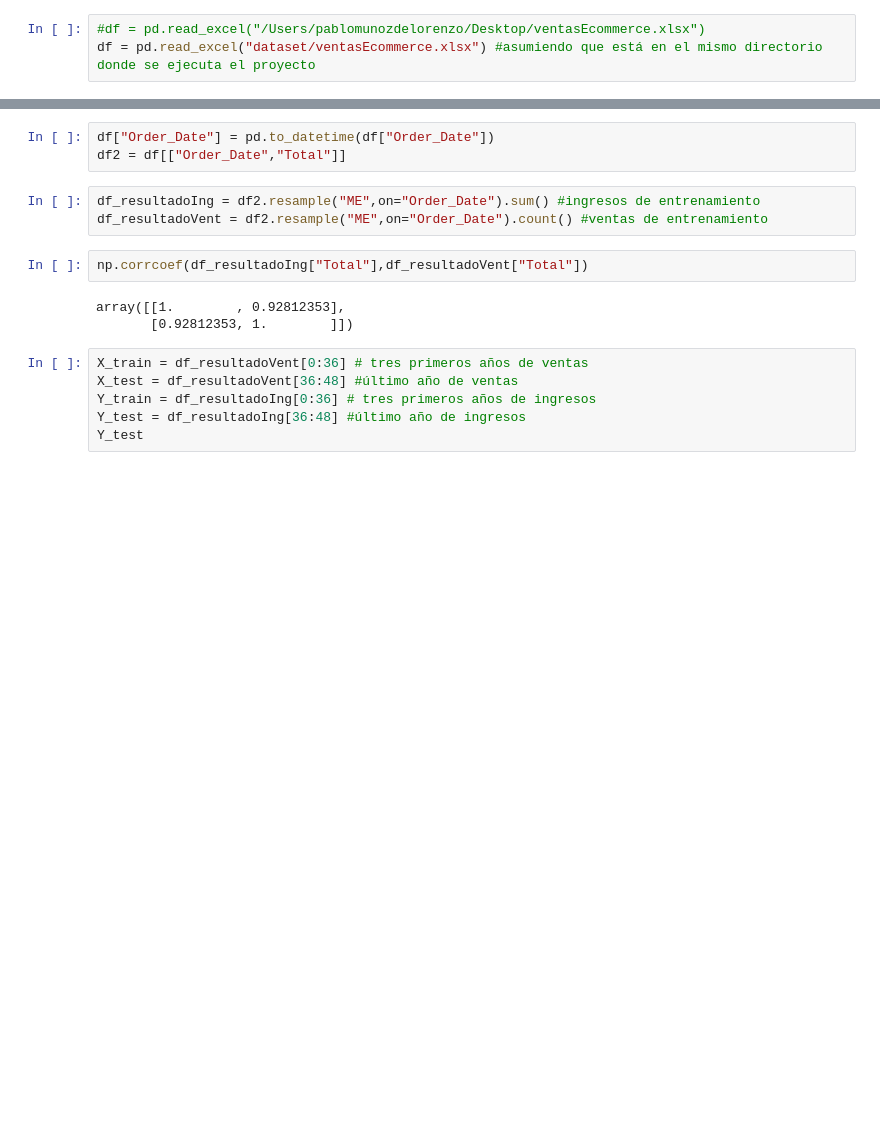
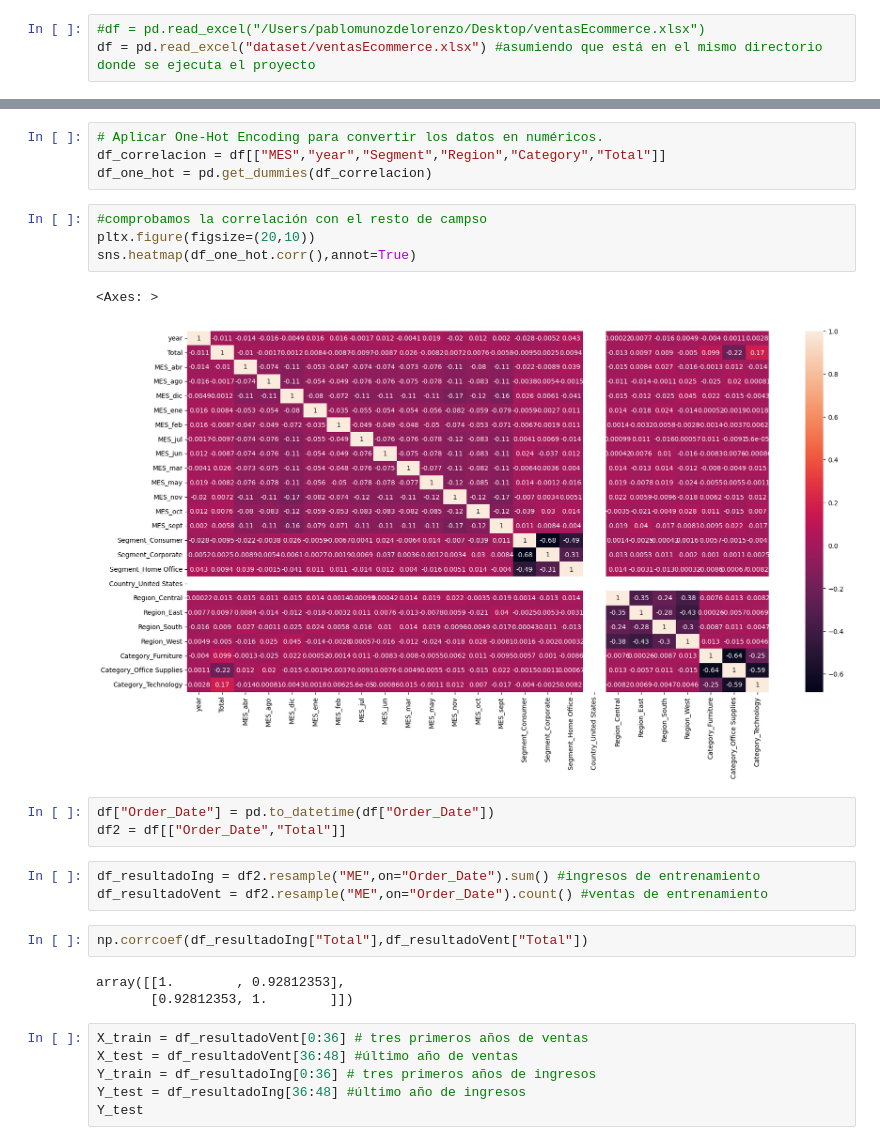
Before and after one commit to pmunozdl/TFG, a Jupyter notebook: nuevaVersión.ipynb, the cells around one changed output, grey strips where cells are left out. Cells and saved outputs as stored; diff of their text form; blank space fills up the shorter version.

```diff
--- a/nuevaVersión.ipynb
+++ b/nuevaVersión.ipynb
@@ -27,3 +36,14 @@ df = pd.read_excel("dataset/ventasEcommerce.xlsx") #asumiendo que está en el mi
+# %%
+# Aplicar One-Hot Encoding para convertir los datos en numéricos.
+df_correlacion = df[["MES","year","Segment","Region","Category","Total"]]
+df_one_hot = pd.get_dummies(df_correlacion)
+# %%
+#comprobamos la correlación con el resto de campso
+pltx.figure(figsize=(20,10))
+sns.heatmap(df_one_hot.corr(),annot=True)
+# %% [output]
+<Axes: >
+[figure, added]
 # %%
 df["Order_Date"] = pd.to_datetime(df["Order_Date"])
 df2 = df[["Order_Date","Total"]]
```
Also changed, not shown: parts of 2 cells of this notebook, 2 other files.
